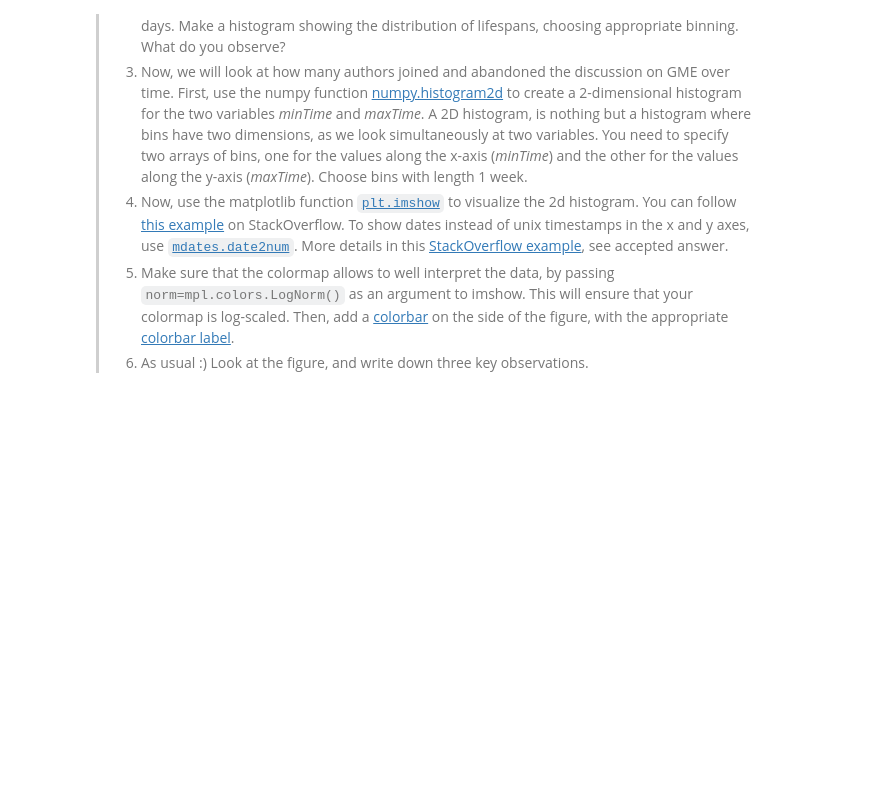
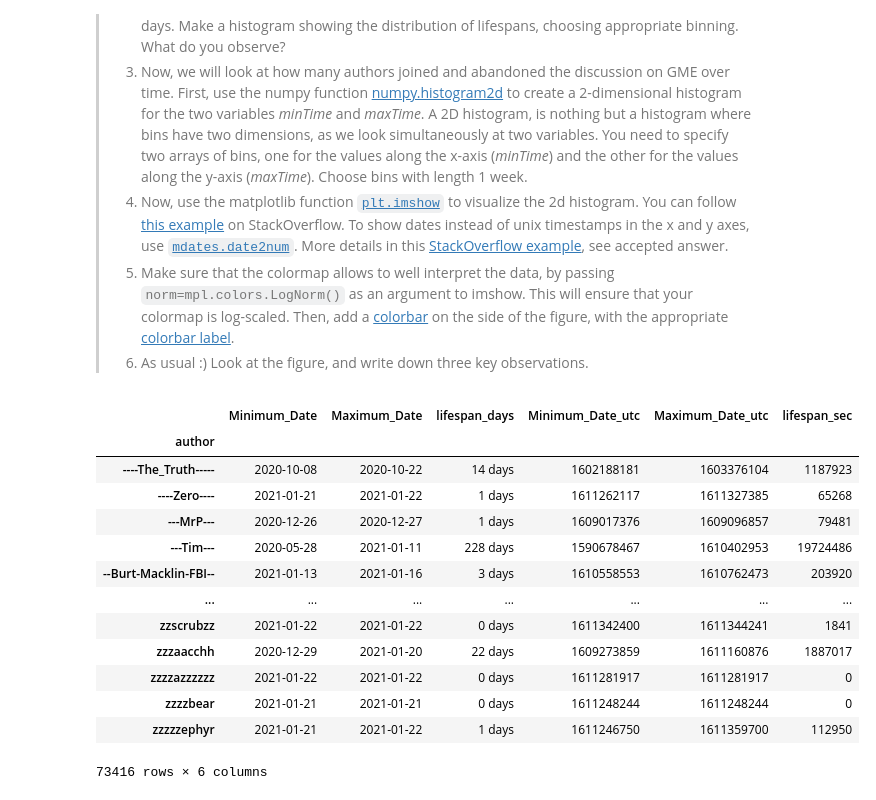
Before and after one commit to s183920/comsocsci2021, a Jupyter notebook: lectures/Week2.ipynb, the cells around one changed output. Cells and saved outputs as stored; diff of their text form; code cells hidden in the pictures; blank space fills up the shorter version.

```diff
--- a/lectures/Week2.ipynb
+++ b/lectures/Week2.ipynb
@@ -349,3 +365,29 @@ YouTubeVideo("UpwEsguMtY4",width=800, height=450)
 > 4. Now, use the matplotlib function [``plt.imshow``](https://matplotlib.org/api/_as_gen/matplotlib.pyplot.imshow.html) to visualize the 2d histogram. You can follow [this example](https://stackoverflow.com/questions/2369492/generate-a-heatmap-in-matplotlib-using-a-scatter-data-set) on StackOverflow. To show dates instead of unix timestamps in the x and y axes, use [``mdates.date2num``](https://matplotlib.org/api/dates_api.html#matplotlib.dates.date2num). More details in this [StackOverflow example](https://stackoverflow.com/questions/23139595/dates-in-the-xaxis-for-a-matplotlib-plot-with-imshow), see accepted answer.
 > 5. Make sure that the colormap allows to well interpret the data, by passing ``norm=mpl.colors.LogNorm()`` as an argument to imshow. This will ensure that your colormap is log-scaled. Then, add a [colorbar](https://matplotlib.org/3.1.0/gallery/color/colorbar_basics.html) on the side of the figure, with the appropriate [colorbar label](https://matplotlib.org/3.1.1/api/colorbar_api.html#matplotlib.colorbar.ColorbarBase.set_label).
 > 6. As usual :) Look at the figure, and write down three key observations.
+# %%
+# create df with date stuff
+comments_dates1 = comments.groupby(["author"]).agg(Minimum_Date_utc=("created_utc", np.min), Maximum_Date_utc=("created_utc", np.max))
+comments_dates1["lifespan_sec"] = comments_dates1["Maximum_Date_utc"]-comments_dates1["Minimum_Date_utc"]
+comments_dates2 = comments.groupby(["author"]).agg(Minimum_Date=("creation_date", np.min), Maximum_Date=("creation_date", np.max))
+comments_dates2["lifespan_days"] = comments_dates2["Maximum_Date"]-comments_dates2["Minimum_Date"]
+comments_dates = comments_dates2.join(comments_dates1, how = "left")
+lifespan = comments_dates["lifespan_days"].astype('timedelta64[D]').values
+minTime = comments_dates["Minimum_Date_utc"].values
+maxTime = comments_dates["Maximum_Date_utc"].values
+comments_dates
+# %% [output]
+|  | Minimum_Date | Maximum_Date | lifespan_days | Minimum_Date_utc | Maximum_Date_utc | lifespan_sec |
+| author |  |  |  |  |  |  |
+| ----The_Truth----- | 2020-10-08 | 2020-10-22 | 14 days | 1602188181 | 1603376104 | 1187923 |
+| ----Zero---- | 2021-01-21 | 2021-01-22 | 1 days | 1611262117 | 1611327385 | 65268 |
+| ---MrP--- | 2020-12-26 | 2020-12-27 | 1 days | 1609017376 | 1609096857 | 79481 |
+| ---Tim--- | 2020-05-28 | 2021-01-11 | 228 days | 1590678467 | 1610402953 | 19724486 |
+| --Burt-Macklin-FBI-- | 2021-01-13 | 2021-01-16 | 3 days | 1610558553 | 1610762473 | 203920 |
+| ... | ... | ... | ... | ... | ... | ... |
+| zzscrubzz | 2021-01-22 | 2021-01-22 | 0 days | 1611342400 | 1611344241 | 1841 |
+| zzzaacchh | 2020-12-29 | 2021-01-20 | 22 days | 1609273859 | 1611160876 | 1887017 |
+| zzzzazzzzzz | 2021-01-22 | 2021-01-22 | 0 days | 1611281917 | 1611281917 | 0 |
+| zzzzbear | 2021-01-21 | 2021-01-21 | 0 days | 1611248244 | 1611248244 | 0 |
+| zzzzzephyr | 2021-01-21 | 2021-01-22 | 1 days | 1611246750 | 1611359700 | 112950 |
+73416 rows × 6 columns
```
Also changed, not shown: parts of 7 cells of this notebook, 1 other file.
